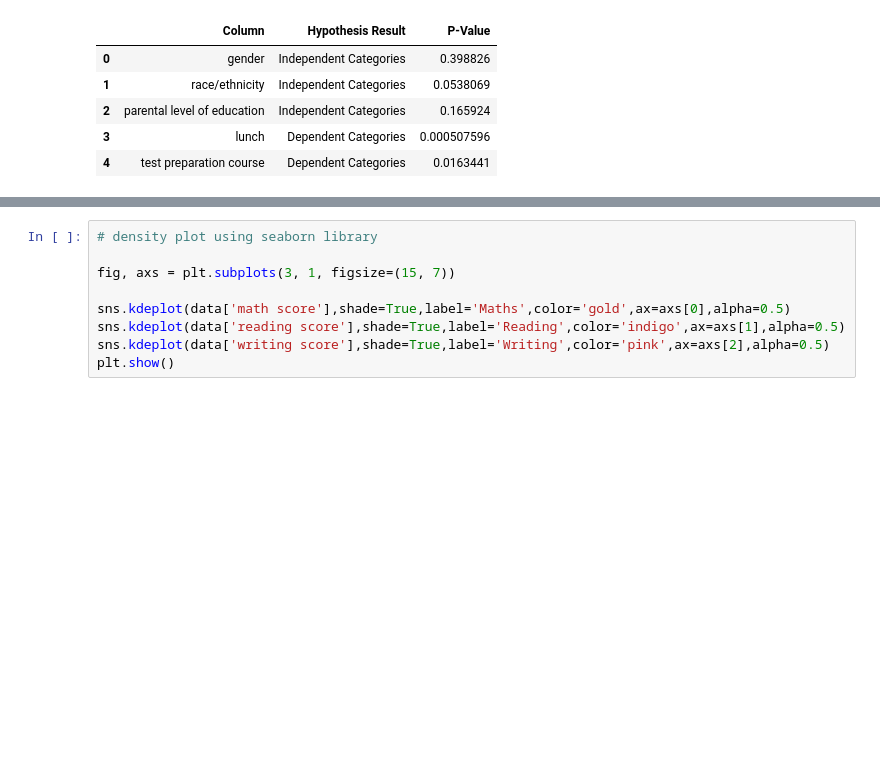
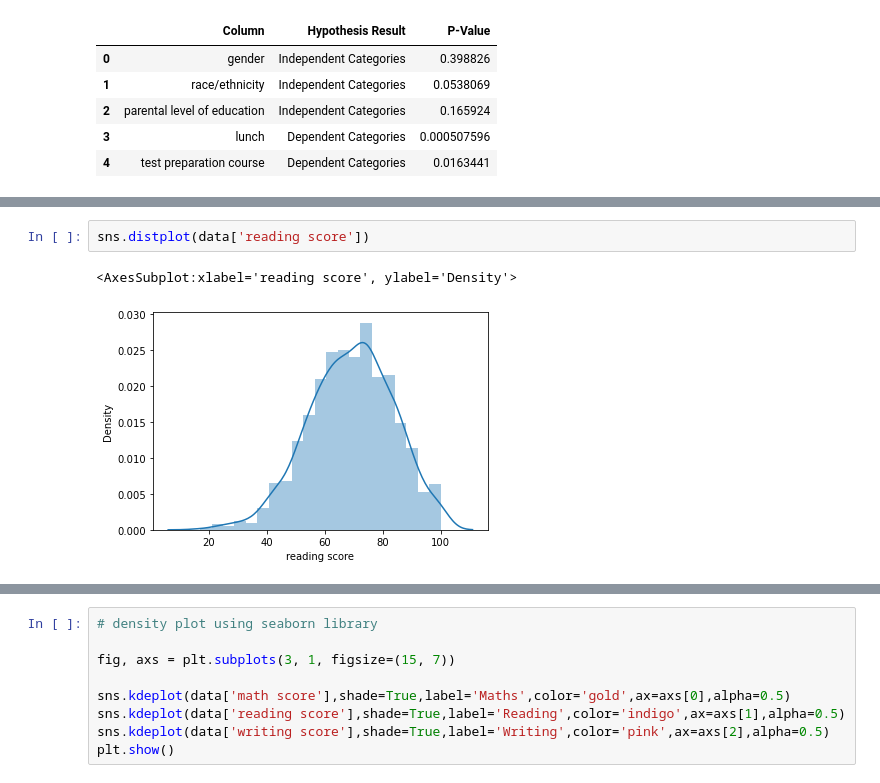
Before and after one commit to ravi0dubey/Linear_Regression_Student_Performance, a Jupyter notebook: Feature_Engineering_Student_Performance.ipynb, the cells around one changed output, grey strips where cells are left out. Cells and saved outputs as stored; diff of their text form; blank space fills up the shorter version.

```diff
--- a/Feature_Engineering_Student_Performance.ipynb
+++ b/Feature_Engineering_Student_Performance.ipynb
@@ -310,0 +202,5 @@ plt.show()
+# %%
+sns.distplot(data['reading score'])
+# %% [output]
+<AxesSubplot:xlabel='reading score', ylabel='Density'>
+[figure, added]
```
Also changed, not shown: parts of 35 cells of this notebook.
